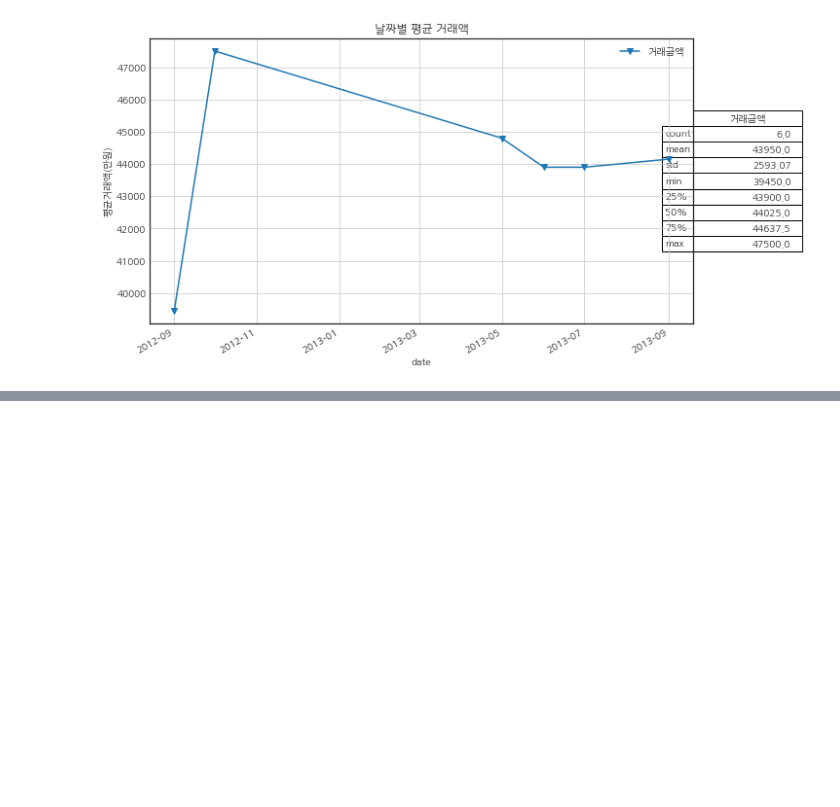
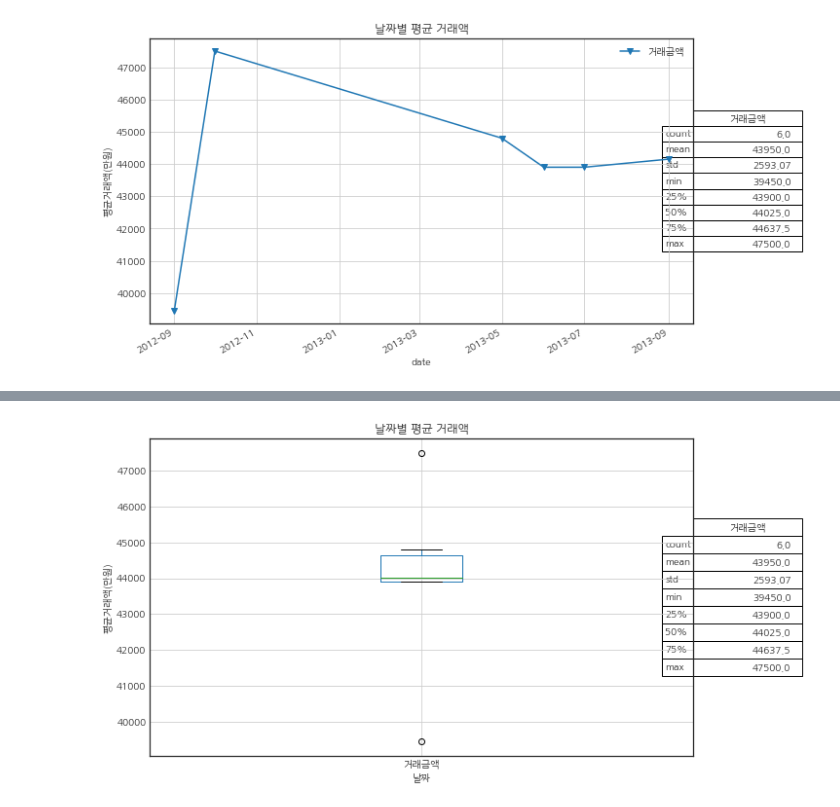
Before and after one commit to BrooklynLee/real-estate, a Jupyter notebook: notebook/[CH3] 5.Plot.ipynb, the cells around one changed output, grey strips where cells are left out. Saved outputs shown, nothing was run; the diff lists cells and outputs as text; code cells hidden in the pictures; blank space fills up the shorter version.

Commit message:
(#2) add other plots

```diff
--- a/notebook/[CH3] 5.Plot.ipynb
+++ b/notebook/[CH3] 5.Plot.ipynb
@@ -78,0 +88,14 @@ plt.savefig('boxplot.png', dpi=200, bbox_inches='tight')
+# %%
+from pandas.plotting import table
+
+fig, ax = plt.subplots(1, 1)
+table(ax
+      ,np.round(df2.reset_index().describe(), 2)
+      ,loc='right' # right, bottom, top
+      ,colWidths=[0.2, 0.2, 0.2])
+ax.set_ylabel(u'평균거래액(만원)')
+ax.set_xlabel(u'날짜')
+
+x = df2.plot.box(ax=ax, figsize=(10,6), grid=True, title=u"날짜별 평균 거래액")
+# %% [output]
+[figure, added]
```
Also changed, not shown: parts of 2 cells of this notebook.
